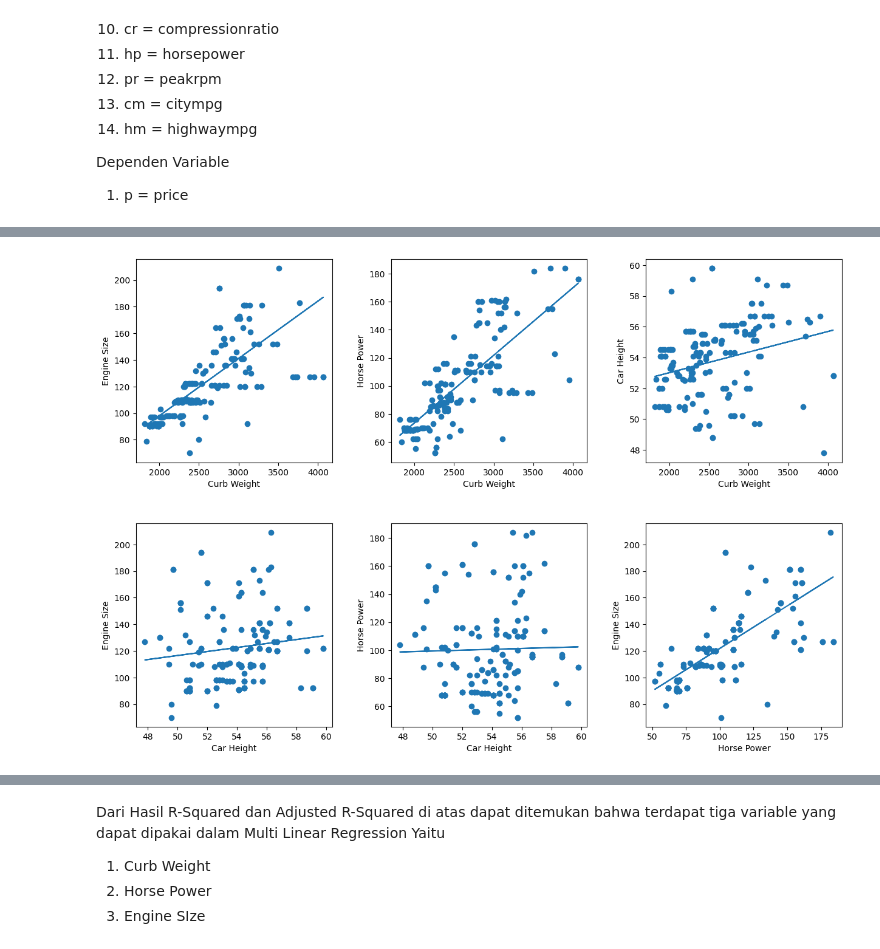
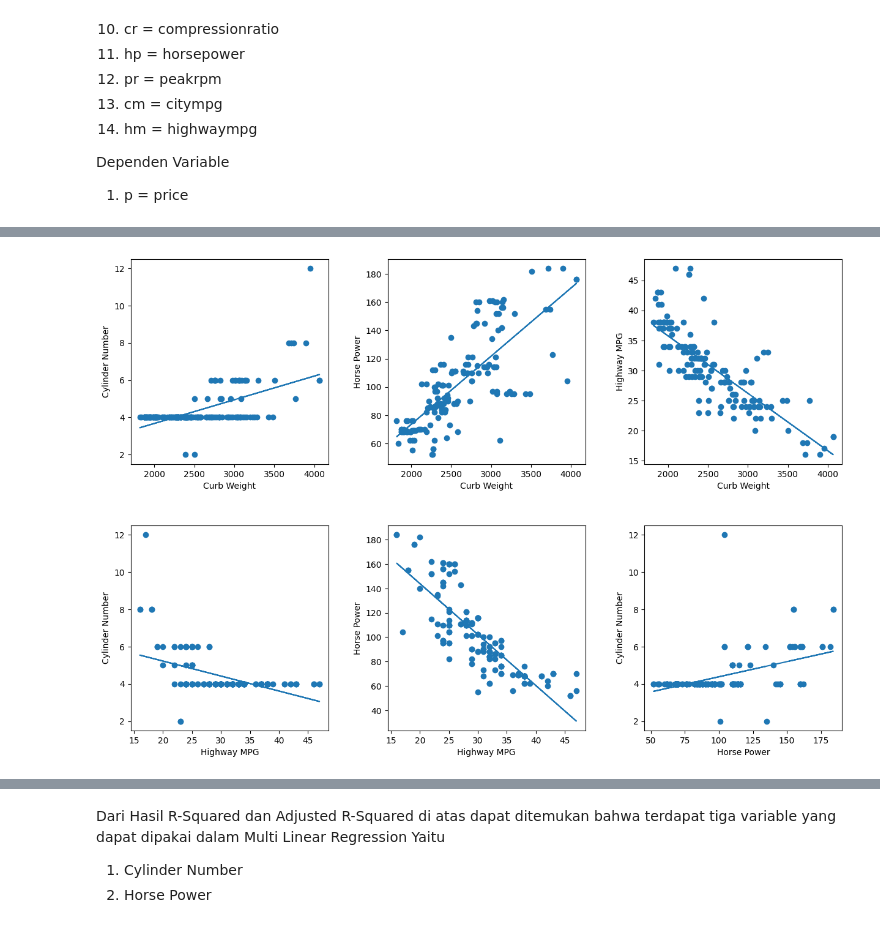
Before and after one commit to laykwokbien/Predicting_Car_Price-Multi-Linear-Regression-Manual, a Jupyter notebook: Predicting_Car_Price_(Multi_Linear_Regression_Manual).ipynb, the cells around one changed output, grey strips where cells are left out. Saved outputs shown, nothing was run; the diff lists cells and outputs as text; code cells hidden in the pictures.

```diff
--- a/Predicting_Car_Price_(Multi_Linear_Regression_Manual).ipynb
+++ b/Predicting_Car_Price_(Multi_Linear_Regression_Manual).ipynb
@@ -696,9 +696,10 @@ class LinearRegression:
     self.meanytest = np.mean(self.y_test)
     self.b1 = sum((self.y - self.meany) * (self.x - self.meanx)) / sum((self.x - self.meanx) ** 2)
     self.b0 = self.meany - (self.b1 * self.meanx)
+    self.y_pred = self.b0 + (self.b1 * self.x)
     self.y_pred_train = self.b0 + (self.b1 * self.x_train)
     self.y_pred_test = self.b0 + (self.b1 * self.x_test)
-    self.r2score = 1 - (sum((self.y_test - self.y_pred_test) ** 2) / sum((self.y_test - self.meanytest) ** 2))
+    self.r2score = 1 - (sum((self.y - self.y_pred) ** 2) / sum((self.y - self.meany) ** 2))
 
 
   def plot(self, nameX, nameY):
@@ -925,68 +926,68 @@ Dan Variable bebas ini tidak akan digunakan dan terdapat 4 variable bebas yang d
 # %%
 # IV vs IV
 # Jika Ada yang memiliki relasi gunakan salah satu dari IV Variable
-cwevses = LinearRegression(x_curbweight, x_enginesize)
-cwevses.plot("Curb Weight", 'Engine Size')
+cwevscn = LinearRegression(x_curbweight, x_cylindernumber)
+cwevscn.plot("Curb Weight", 'Cylinder Number')
 cwevshp = LinearRegression(x_curbweight, x_horsepower)
 cwevshp.plot("Curb Weight", 'Horse Power')
-cwevsch = LinearRegression(x_curbweight, x_carheight)
-cwevsch.plot("Curb Weight", 'Car Height')
-chvses = LinearRegression(x_carheight, x_enginesize)
-chvses.plot("Car Height", 'Engine Size')
-chvshp = LinearRegression(x_carheight, x_horsepower)
-chvshp.plot("Car Height", 'Horse Power')
-hpvses = LinearRegression(x_horsepower, x_enginesize)
-hpvses.plot("Horse Power", 'Engine Size')
+cwevshm = LinearRegression(x_curbweight, x_highwaympg)
+cwevshm.plot("Curb Weight", 'Highway MPG')
+hmvscn = LinearRegression(x_highwaympg, x_cylindernumber)
+hmvscn.plot("Highway MPG", 'Cylinder Number')
+hmvshp = LinearRegression(x_highwaympg, x_horsepower)
+hmvshp.plot("Highway MPG", 'Horse Power')
+hpvscn = LinearRegression(x_horsepower, x_cylindernumber)
+hpvscn.plot("Horse Power", 'Cylinder Number')
 
 fig, ((ax1, ax2, ax3), (ax4, ax5, ax6)) = plt.subplots(2, 3, figsize=(15, 10))
 
 fig.subplots_adjust(wspace=0.3, hspace=0.3)
 
-ax1.scatter(cwevses.x_train, cwevses.y_train)
-ax1.plot(cwevses.x_train, cwevses.y_pred_train)
-ax1.set_xlabel(cwevses.nameX)
-ax1.set_ylabel(cwevses.nameY)
+ax1.scatter(cwevscn.x_train, cwevscn.y_train)
+ax1.plot(cwevscn.x_train, cwevscn.y_pred_train)
+ax1.set_xlabel(cwevscn.nameX)
+ax1.set_ylabel(cwevscn.nameY)
 
 ax2.scatter(cwevshp.x_train, cwevshp.y_train)
 ax2.plot(cwevshp.x_train, cwevshp.y_pred_train)
 ax2.set_xlabel(cwevshp.nameX)
 ax2.set_ylabel(cwevshp.nameY)
 
 
-ax3.scatter(cwevsch.x_train, cwevsch.y_train)
-ax3.plot(cwevsch.x_train, cwevsch.y_pred_train)
-ax3.set_xlabel(cwevsch.nameX)
-ax3.set_ylabel(cwevsch.nameY)
+ax3.scatter(cwevshm.x_train, cwevshm.y_train)
+ax3.plot(cwevshm.x_train, cwevshm.y_pred_train)
+ax3.set_xlabel(cwevshm.nameX)
+ax3.set_ylabel(cwevshm.nameY)
 
-ax4.scatter(chvses.x_train, chvses.y_train)
-ax4.plot(chvses.x_train, chvses.y_pred_train)
-ax4.set_xlabel(chvses.nameX)
-ax4.set_ylabel(chvses.nameY)
+ax4.scatter(hmvscn.x_train, hmvscn.y_train)
+ax4.plot(hmvscn.x_train, hmvscn.y_pred_train)
+ax4.set_xlabel(hmvscn.nameX)
+ax4.set_ylabel(hmvscn.nameY)
 
-ax5.scatter(chvshp.x_train, chvshp.y_train)
-ax5.plot(chvshp.x_train, chvshp.y_pred_train)
-ax5.set_xlabel(chvshp.nameX)
-ax5.set_ylabel(chvshp.nameY)
+ax5.scatter(hmvshp.x_train, hmvshp.y_train)
+ax5.plot(hmvshp.x_train, hmvshp.y_pred_train)
+ax5.set_xlabel(hmvshp.nameX)
+ax5.set_ylabel(hmvshp.nameY)
 
-ax6.scatter(hpvses.x_train, hpvses.y_train)
-ax6.plot(hpvses.x_train, hpvses.y_pred_train)
-ax6.set_xlabel(hpvses.nameX)
-ax6.set_ylabel(hpvses.nameY)
+ax6.scatter(hpvscn.x_train, hpvscn.y_train)
+ax6.plot(hpvscn.x_train, hpvscn.y_pred_train)
+ax6.set_xlabel(hpvscn.nameX)
+ax6.set_ylabel(hpvscn.nameY)
 
 plt.show()
 
 print(f"""
-Curb Weight & Engine Size R2: {cwevses.r2score}
+Curb Weight & Cylinder Number R2: {cwevscn.r2score}
 
 Curb Weight & Horse Power R2: {cwevshp.r2score}
 
-Curb Weight & Car Height R2: {cwevsch.r2score}
+Curb Weight & Highway MPG R2: {cwevshm.r2score}
 
-Car Height & Engine Size R2: {chvses.r2score}
+Highway MPG & Cylinder Number R2: {hmvscn.r2score}
 
-Car Height & Horse Power R2: {chvshp.r2score}
+Highway MPG & Horse Power R2: {hmvshp.r2score}
 
-Horse Power & Engine Size R2: {hpvses.r2score}
+Horse Power & Cylinder Number R2: {hpvscn.r2score}
 """)
 # %% [output]
-[figure, old version]
+[figure, new version]
@@ -1005,7 +1006,6 @@ Horse Power & Engine Size R2: 0.433976518058944
 Dari Hasil R-Squared dan Adjusted R-Squared di atas dapat ditemukan bahwa
 terdapat tiga variable yang dapat dipakai dalam Multi Linear Regression Yaitu
 
-1. Curb Weight
+1. Cylinder Number
 2. Horse Power
-3. Engine SIze
 # %%
```
Also changed, not shown: parts of 6 cells of this notebook.
